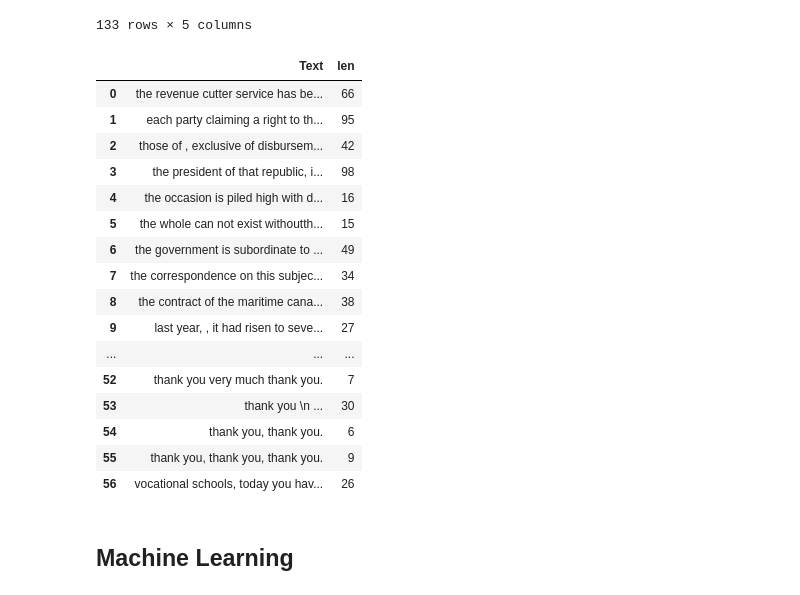
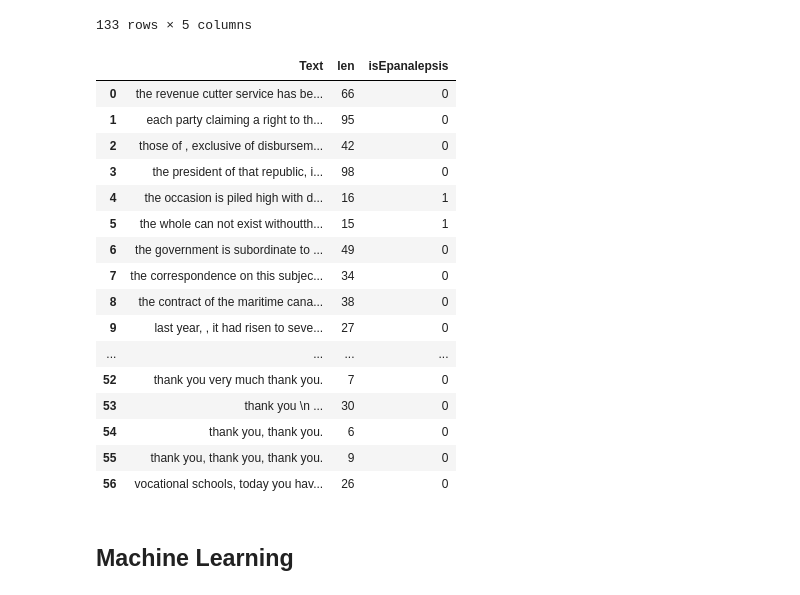
Before and after one commit to ZubairRafiq/Text-Mining-Project, a Jupyter notebook: code/TMP_ultimate.ipynb, the cells around one changed output. Cells and saved outputs as stored; diff of their text form; code cells hidden in the pictures.

Commit message:
Annotations for Epanalepsis added
Former-commit-id: 272b2c948c5070d5f3772f053310cb2456345f60

```diff
--- a/code/TMP_ultimate.ipynb
+++ b/code/TMP_ultimate.ipynb
@@ -341,30 +341,37 @@ df_ep
 | 131 | thank you.thank you.thank you.tha... | 0 | 5 | True | 0 |
 | 132 | we were with the governor—spoke t... | 9 | 3 | False | 0 |
 133 rows × 5 columns
-# %%
-#DataFrame for Epanalepsis
-#Choosen Features: Sentence Length
-
-df_a = pd.DataFrame(epa_result, columns=["Text", "len"])
-df_a
-# %% [output]
-|  | Text | len |
-| 0 | the revenue cutter service has be... | 66 |
-| 1 | each party claiming a right to th... | 95 |
-| 2 | those of , exclusive of disbursem... | 42 |
-| 3 | the president of that republic, i... | 98 |
-| 4 | the occasion is piled high with d... | 16 |
-| 5 | the whole can not exist withoutth... | 15 |
-| 6 | the government is subordinate to ... | 49 |
-| 7 | the correspondence on this subjec... | 34 |
-| 8 | the contract of the maritime cana... | 38 |
-| 9 | last year, , it had risen to seve... | 27 |
-| ... | ... | ... |
-| 52 | thank you very much thank you. | 7 |
-| 53 | thank you \n ... | 30 |
-| 54 | thank you, thank you. | 6 |
-| 55 | thank you, thank you, thank you. | 9 |
-| 56 | vocational schools, today you hav... | 26 |
+# %%
+#DataFrame for Epanalepsis
+#Choosen Features: Sentence Length
+
+df_a = pd.DataFrame(epa_result, columns=["Text", "len"])
+labels_epa = [0,0,0,0,1,1,0,0,0,0,
+             0,0,0,0,1,0,0,0,0,1,
+             1,0,0,0,0,0,0,1,0,0,
+             0,0,0,0,0,0,1,1,0,0,
+             0,0,0,0,0,0,0,0,0,0,
+             0,0,0,0,0,0,0,]
+df_a.insert(2, "isEpanalepsis", labels_epa, True)
+df_a
+# %% [output]
+|  | Text | len | isEpanalepsis |
+| 0 | the revenue cutter service has be... | 66 | 0 |
+| 1 | each party claiming a right to th... | 95 | 0 |
+| 2 | those of , exclusive of disbursem... | 42 | 0 |
+| 3 | the president of that republic, i... | 98 | 0 |
+| 4 | the occasion is piled high with d... | 16 | 1 |
+| 5 | the whole can not exist withoutth... | 15 | 1 |
+| 6 | the government is subordinate to ... | 49 | 0 |
+| 7 | the correspondence on this subjec... | 34 | 0 |
+| 8 | the contract of the maritime cana... | 38 | 0 |
+| 9 | last year, , it had risen to seve... | 27 | 0 |
+| ... | ... | ... | ... |
+| 52 | thank you very much thank you. | 7 | 0 |
+| 53 | thank you \n ... | 30 | 0 |
+| 54 | thank you, thank you. | 6 | 0 |
+| 55 | thank you, thank you, thank you. | 9 | 0 |
+| 56 | vocational schools, today you hav... | 26 | 0 |
 # %% [markdown]
 ## Machine Learning
 # %%
```
